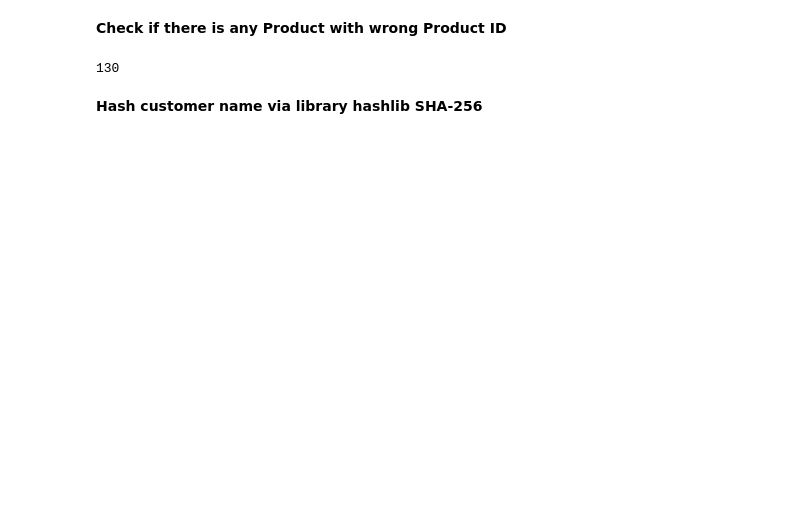
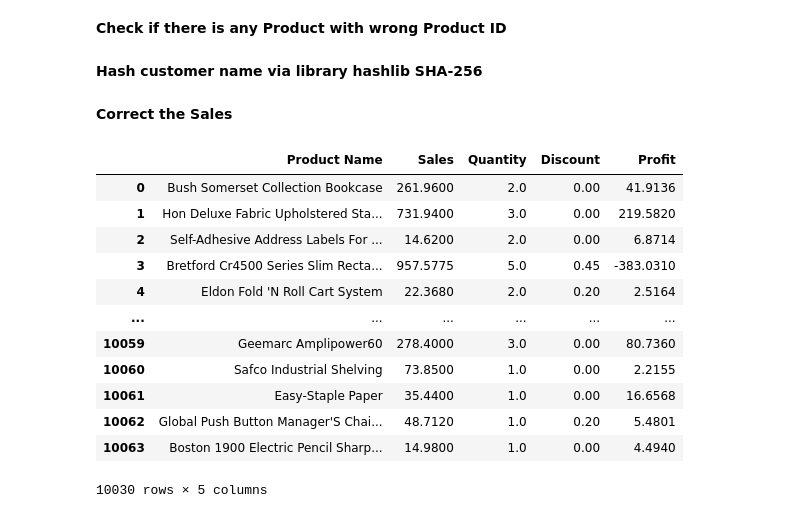
Before and after one commit to ikara-py/DataStore360, a Jupyter notebook: notebooks/03_cleaning.ipynb, the cells around one changed output. Saved outputs shown, nothing was run; the diff lists cells and outputs as text; code cells hidden in the pictures; blank space fills up the shorter version.

```diff
--- a/notebooks/03_cleaning.ipynb
+++ b/notebooks/03_cleaning.ipynb
@@ -354,0 +297,8 @@ memory usage: 2.0 MB
+# %%
+
+idx_segment = df.loc[df['Segment'] == 'Consumerr'].index
+
+for i in idx_segment:
+    df.at[i, 'Segment'] = 'Consumer'
+
+df['Segment'].value_counts()
@@ -355,25 +313,19 @@ memory usage: 2.0 MB
 # %% [markdown]
 **Check if there is any Product with wrong Product ID**
-# %%
-# df.loc[(df['Discount'] == 0) & (df['Product ID'].notna())]
-
-mode_dict = (
-    df.value_counts(['Product ID', 'Product Name']).reset_index().drop_duplicates('Product ID').set_index('Product ID')['Product Name'].to_dict()
-    )
-
-z = 0
-for i in df.index:
-    product_ID = df.at[i, 'Product ID']
-    if (product_ID in mode_dict) and (mode_dict[product_ID] != df.at[i, 'Product Name']):
-        z +=1
-
-
-print(z)
-# mode_dict
-# df.count()
-# df[df['Product ID'] == 'OFF-AR-10002833']
-# %% [output]
-130
+# %%
+# use Title to standardize product name
+
+df['Product Name'] = df['Product Name'].str.title()
+# %%
+# group by product name and sotre them in dic
+
+mode_dict = (
+    df.value_counts(['Product Name', 'Product ID']).reset_index().drop_duplicates('Product Name').set_index('Product Name')['Product ID'].to_dict()
+    )
+
+for i in df.index:
+    if df.at[i, 'Product Name'] in mode_dict:
+        df.at[i, 'Product ID'] = mode_dict[df.at[i, 'Product Name']]
 # %% [markdown]
 **Hash customer name via library hashlib SHA-256**
 # %%
@@ -385,3 +337,21 @@ df.loc[df['Customer Name'].isna(), 'Customer Name'] = 'Unknown'
 df['Customer Name'] = df['Customer Name'].apply(
     lambda x: hashlib.sha256(x.encode()).hexdigest()
 )
+# %% [markdown]
+**Correct the Sales**
+# %%
+df[['Product Name', 'Sales', 'Quantity', 'Discount', 'Profit']]
+# %% [output]
+|  | Product Name | Sales | Quantity | Discount | Profit |
+| 0 | Bush Somerset Collection Bookcase | 261.9600 | 2.0 | 0.00 | 41.9136 |
+| 1 | Hon Deluxe Fabric Upholstered Sta... | 731.9400 | 3.0 | 0.00 | 219.5820 |
+| 2 | Self-Adhesive Address Labels For ... | 14.6200 | 2.0 | 0.00 | 6.8714 |
+| 3 | Bretford Cr4500 Series Slim Recta... | 957.5775 | 5.0 | 0.45 | -383.0310 |
+| 4 | Eldon Fold 'N Roll Cart System | 22.3680 | 2.0 | 0.20 | 2.5164 |
+| ... | ... | ... | ... | ... | ... |
+| 10059 | Geemarc Amplipower60 | 278.4000 | 3.0 | 0.00 | 80.7360 |
+| 10060 | Safco Industrial Shelving | 73.8500 | 1.0 | 0.00 | 2.2155 |
+| 10061 | Easy-Staple Paper | 35.4400 | 1.0 | 0.00 | 16.6568 |
+| 10062 | Global Push Button Manager'S Chai... | 48.7120 | 1.0 | 0.20 | 5.4801 |
+| 10063 | Boston 1900 Electric Pencil Sharp... | 14.9800 | 1.0 | 0.00 | 4.4940 |
+10030 rows × 5 columns
```
Also changed, not shown: parts of 19 cells of this notebook.
